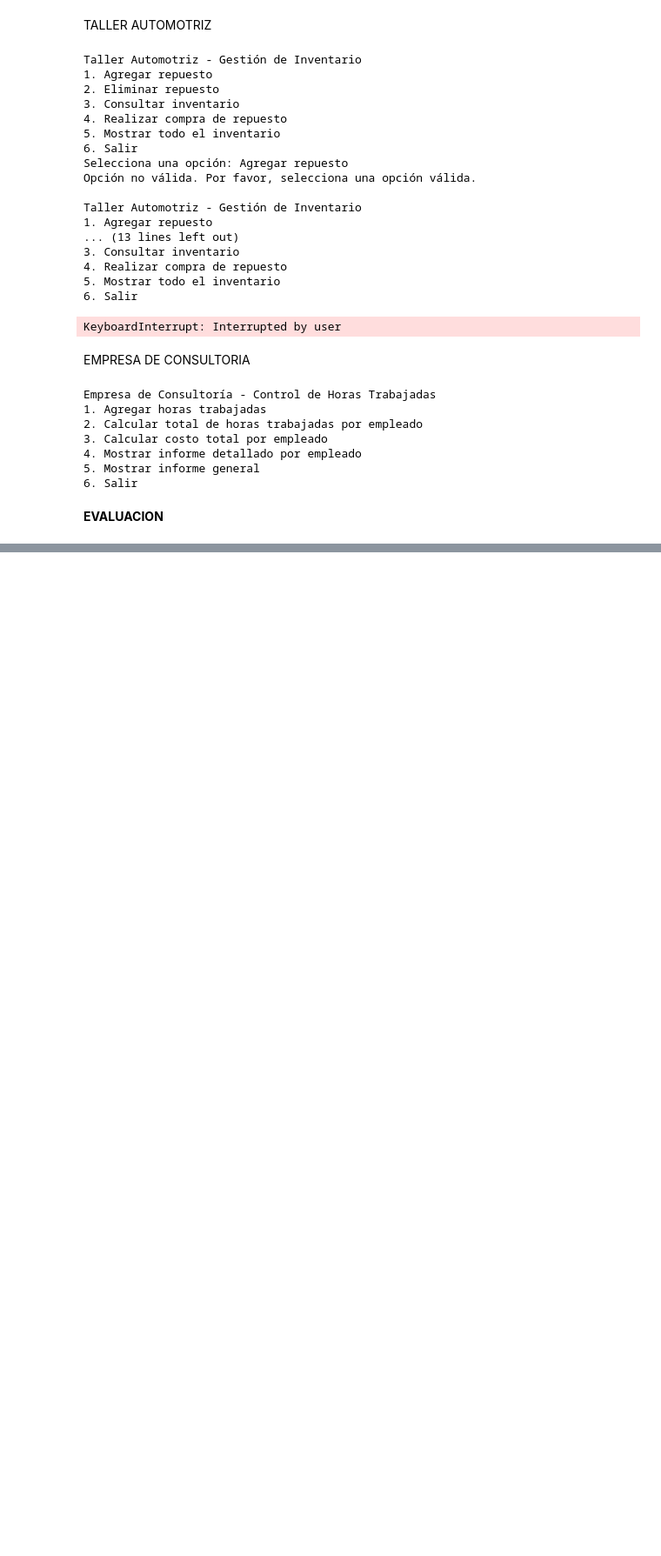
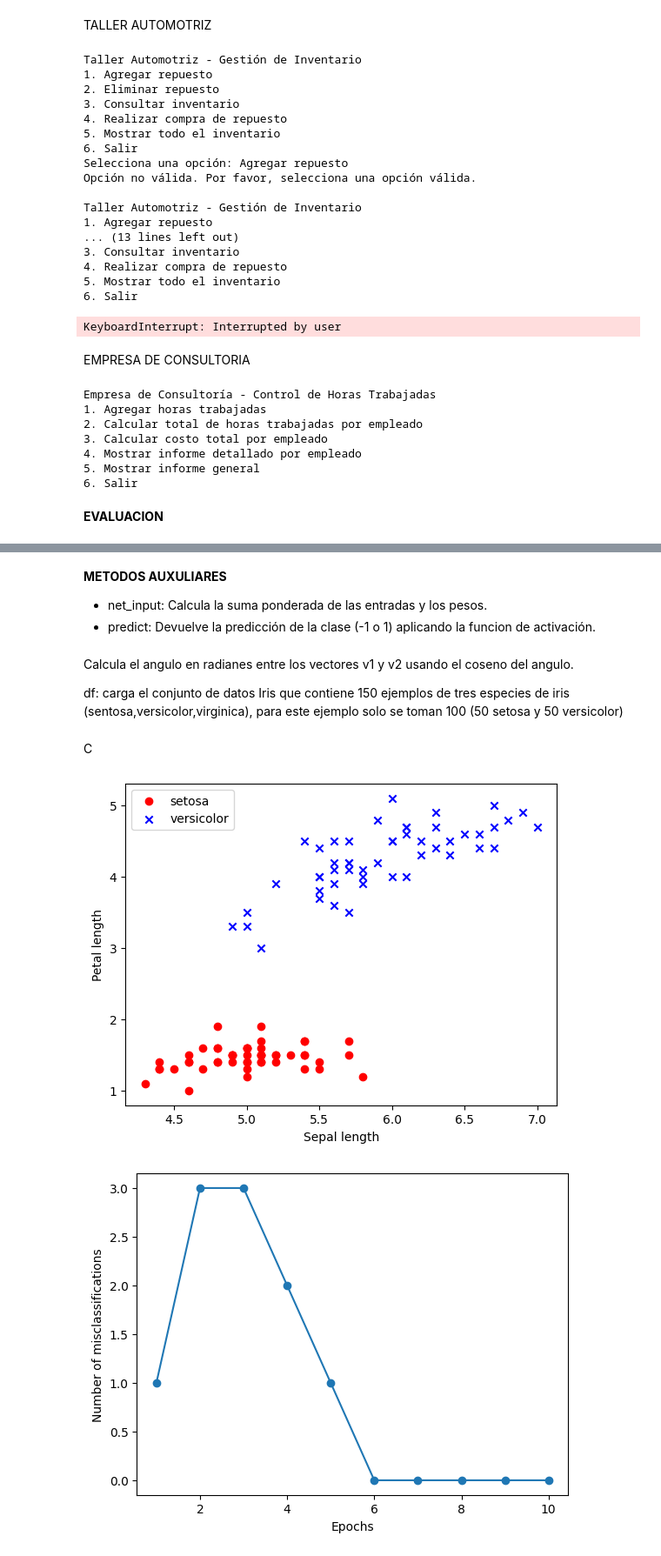
Before and after one commit to RobertoContrerasM/IA-RCCM, a Jupyter notebook: Evaluacion_Diagnostica.ipynb, the cells around one changed output, grey strips where cells are left out. Shown at 87% size. Cells and saved outputs as stored; diff of their text form; code cells hidden in the pictures; blank space fills up the shorter version.

```diff
--- a/Evaluacion_Diagnostica.ipynb
+++ b/Evaluacion_Diagnostica.ipynb
@@ -469,0 +487,72 @@ X1: 0
+# %% [markdown]
+**METODOS AUXULIARES**
+* net_input: Calcula la suma ponderada de las entradas y los pesos.
+* predict: Devuelve la predicción de la clase (-1 o 1) aplicando la funcion de activación.
+# %% [markdown]
+Calcula el angulo en radianes entre los vectores v1 y v2 usando el coseno del angulo.
+
+df: carga el conjunto de datos Iris que contiene 150 ejemplos de tres especies de iris (sentosa,versicolor,virginica), para este ejemplo solo se toman 100 (50 setosa y 50 versicolor)
+# %% [markdown]
+C
+# %%
+import numpy as np
+import pandas as pd
+import matplotlib.pyplot as plt
+
+class Perceptron(object):
+    def __init__(self, eta=0.01, n_iter=50, random_state=1):
+        self.eta = eta
+        self.n_iter = n_iter
+        self.random_state = random_state
+
+    def fit(self, X, y):
+        rgen = np.random.RandomState(self.random_state)
+        self.w_ = rgen.normal(loc=0.0, scale=0.01, size=1 + X.shape[1])
+        self.errors_ = []
+
+        for _ in range(self.n_iter):
+            errors = 0
+            for xi, target in zip(X, y):
+                update = self.eta * (target - self.predict(xi))
+                self.w_[1:] += update * xi
+                self.w_[0] += update
+                errors += int(update != 0.0)
+            self.errors_.append(errors)
+        return self
+
+    def net_input(self, X):
+        return np.dot(X, self.w_[1:]) + self.w_[0]
+
+    def predict(self, X):
+        return np.where(self.net_input(X) >= 0.0, 1, -1)
+
+# Cargar el conjunto de datos Iris
+df = pd.read_csv('https://archive.ics.uci.edu/ml/machine-learning-databases/iris/iris.data', header=None)
+
+# Seleccionar setosa y versicolor
+y = df.iloc[0:100, 4].values
+y = np.where(y == 'Iris-setosa', -1, 1)
+
+# Extraer longitud de sépalo y longitud de pétalo
+X = df.iloc[0:100, [0, 2]].values
+
+# Representar los datos de forma gráfica
+plt.scatter(X[:50, 0], X[:50, 1], color='red', marker='o', label='setosa')
+plt.scatter(X[50:100, 0], X[50:100, 1], color='blue', marker='x', label='versicolor')
+plt.xlabel('Sepal length')
+plt.ylabel('Petal length')
+plt.legend(loc='upper left')
+plt.show()
+
+# Entrenar el modelo de perceptrón
+ppn = Perceptron(eta=0.1, n_iter=10)
+ppn.fit(X, y)
+
+# Graficar el número de errores durante las épocas
+plt.plot(range(1, len(ppn.errors_) + 1), ppn.errors_, marker='o')
+plt.xlabel('Epochs')
+plt.ylabel('Number of misclassifications')
+plt.show()
+# %% [output]
+[figure, added]
+[figure, added]
```
Also changed, not shown: parts of 6 cells of this notebook.
